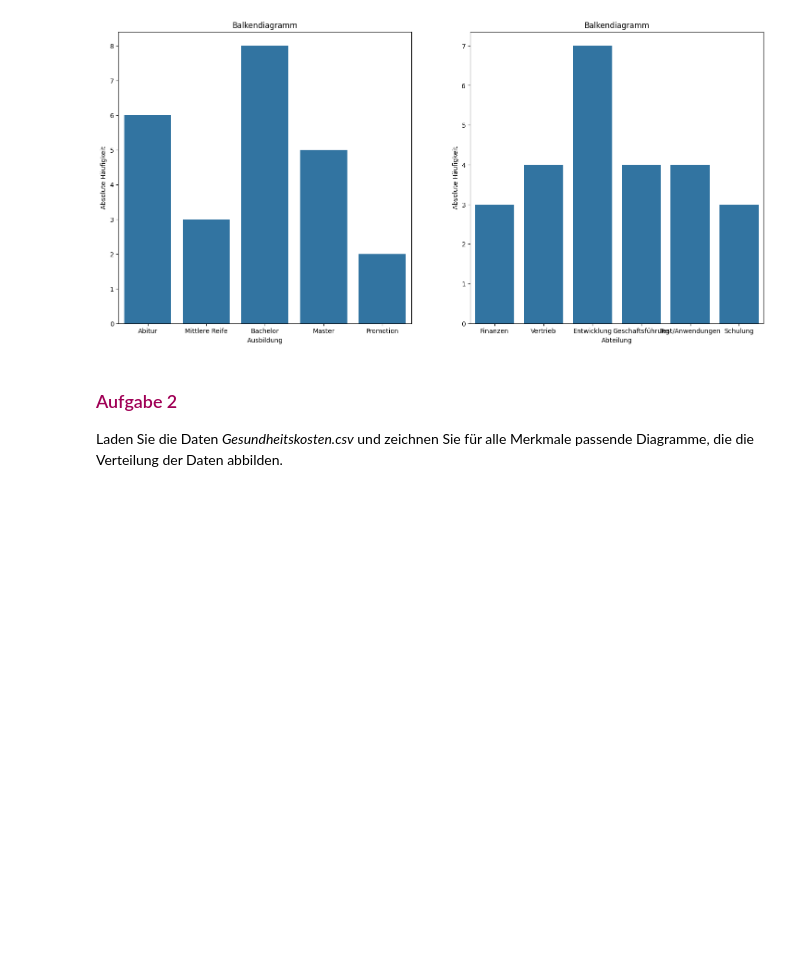
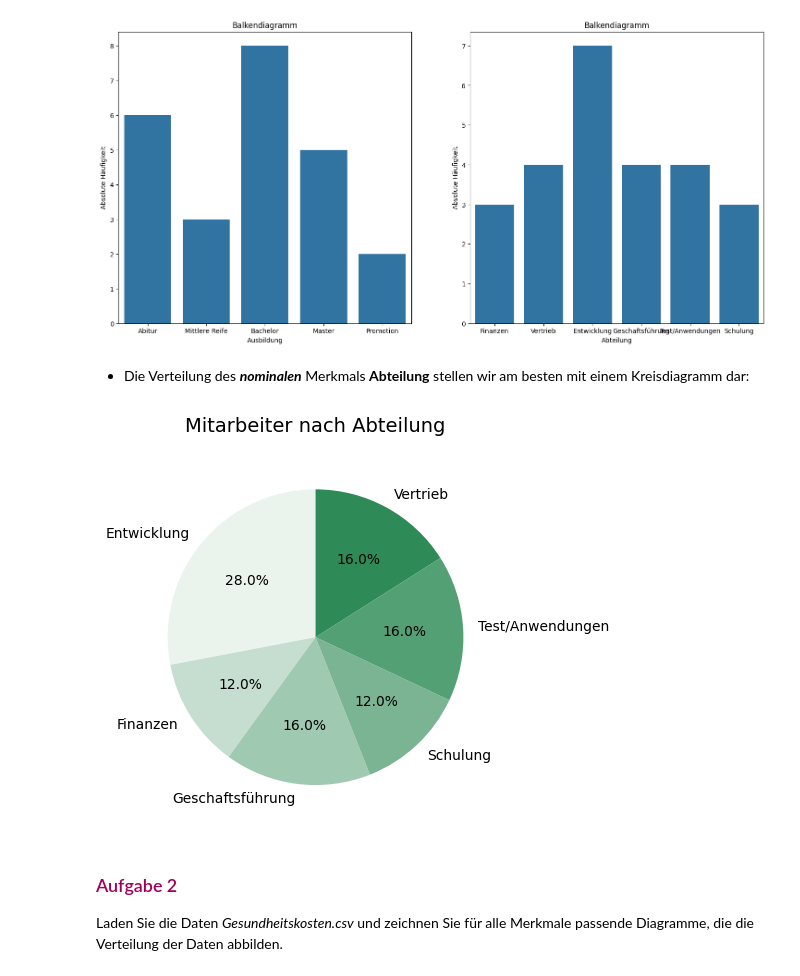
Before and after one commit to fabianmueller7/ASTAT, a Jupyter notebook: SW03/SW03.ipynb, the cells around one changed output. Saved outputs shown, nothing was run; the diff lists cells and outputs as text; code cells hidden in the pictures; blank space fills up the shorter version.

```diff
--- a/SW03/SW03.ipynb
+++ b/SW03/SW03.ipynb
@@ -441,6 +384,28 @@ ax.set_ylabel("Absolute Häufigkeit")
 plt.show()
 # %% [output]
 [figure]
+# %% [markdown]
+- Die Verteilung des ***nominalen*** Merkmals **Abteilung** stellen wir am besten mit einem Kreisdiagramm dar:
+# %%
+import matplotlib.pyplot as plt
+import seaborn as sns
+
+werte, absH = np.unique(df["Abteilung"],return_counts=True)
+
+fig = plt.figure()
+ax = fig.add_subplot(1,1,1)
+
+ax.pie(absH,
+        labels=werte,
+        startangle=90,
+        autopct="%0.1f%%",
+        colors=sns.light_palette("seagreen",6))
+
+ax.set_title("Mitarbeiter nach Abteilung", fontsize=14, pad=15)
+
+plt.show()
+# %% [output]
+[figure, added]
 # %% [markdown]
 ### <span style="color:rgb(160,0,86)">Aufgabe 2</span>
 
```
Also changed, not shown: parts of 3 cells of this notebook, 3 other files.
